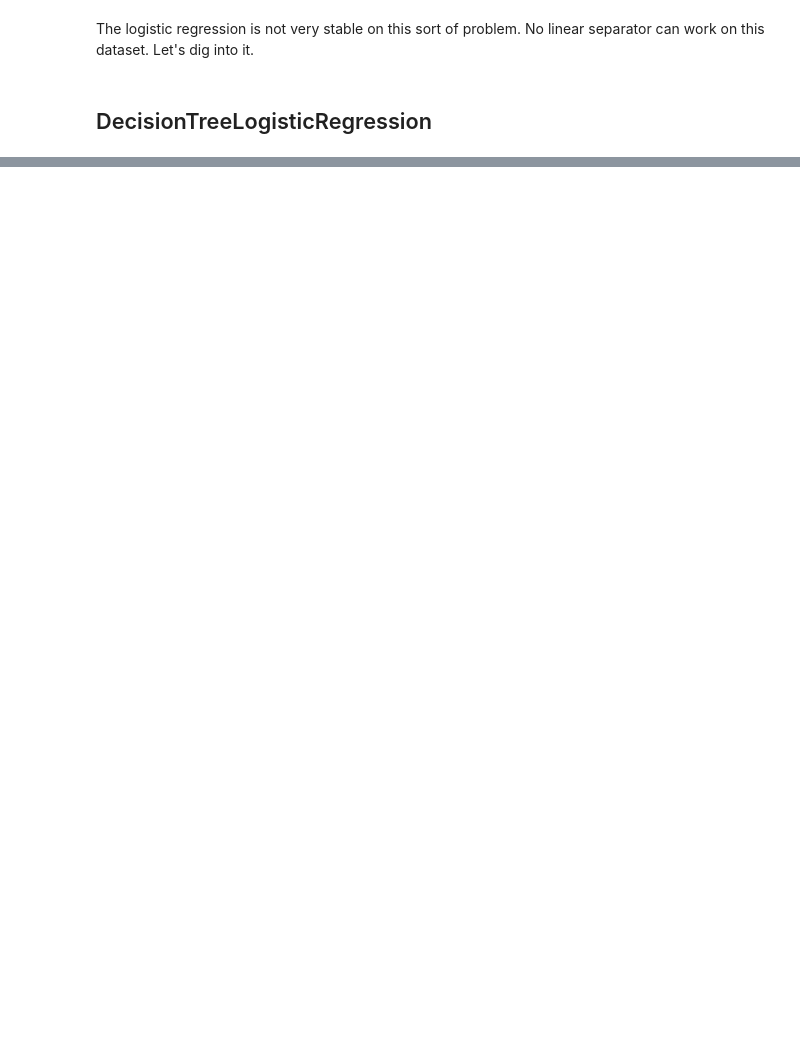
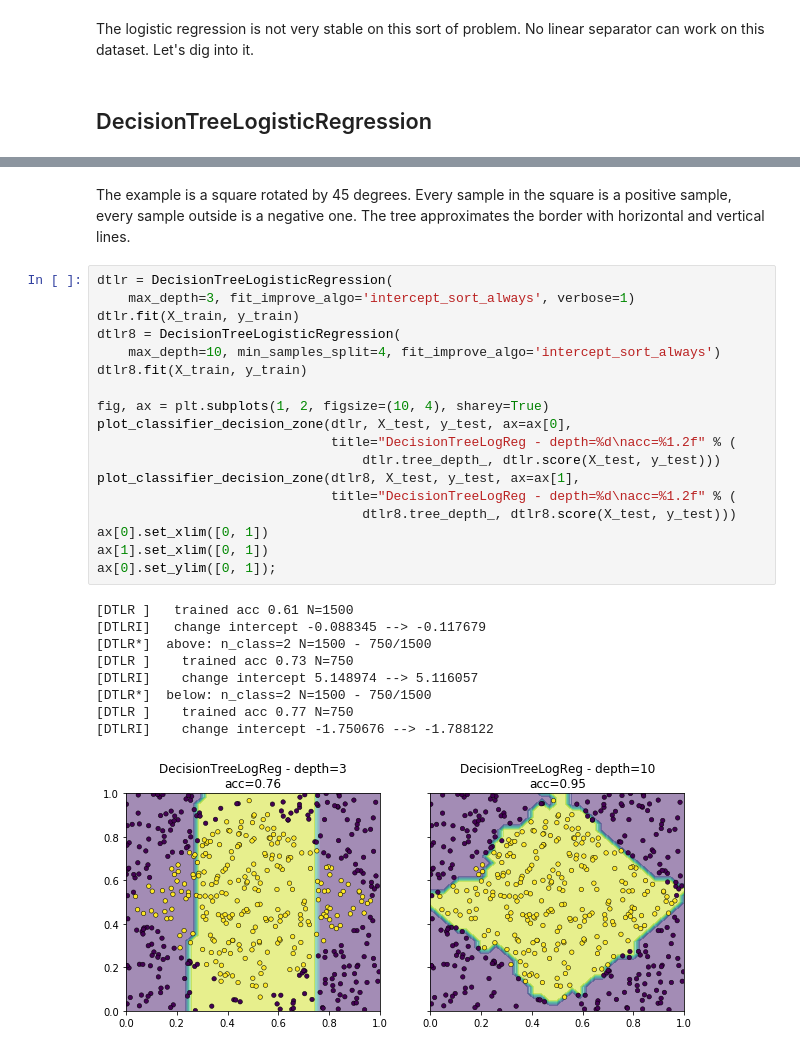
Before and after one commit to sdpython/mlinsights, a Jupyter notebook: _doc/notebooks/sklearn/decision_tree_logreg.ipynb, the cells around one changed output, grey strips where cells are left out. Drawn from its saved outputs; the diff is of its cells as text; blank space fills up the shorter version.

```diff
--- a/_doc/notebooks/sklearn/decision_tree_logreg.ipynb
+++ b/_doc/notebooks/sklearn/decision_tree_logreg.ipynb
@@ -113,0 +146,30 @@ DataFrame(rows)
+# %% [markdown]
+The example is a square rotated by 45 degrees. Every sample in the square is a positive sample, every sample outside is a negative one. The tree approximates the border with horizontal and vertical lines.
+# %%
+dtlr = DecisionTreeLogisticRegression(
+    max_depth=3, fit_improve_algo='intercept_sort_always', verbose=1)
+dtlr.fit(X_train, y_train)
+dtlr8 = DecisionTreeLogisticRegression(
+    max_depth=10, min_samples_split=4, fit_improve_algo='intercept_sort_always')
+dtlr8.fit(X_train, y_train)
+
+fig, ax = plt.subplots(1, 2, figsize=(10, 4), sharey=True)
+plot_classifier_decision_zone(dtlr, X_test, y_test, ax=ax[0],
+                              title="DecisionTreeLogReg - depth=%d\nacc=%1.2f" % (
+                                  dtlr.tree_depth_, dtlr.score(X_test, y_test)))
+plot_classifier_decision_zone(dtlr8, X_test, y_test, ax=ax[1],
+                              title="DecisionTreeLogReg - depth=%d\nacc=%1.2f" % (
+                                  dtlr8.tree_depth_, dtlr8.score(X_test, y_test)))
+ax[0].set_xlim([0, 1])
+ax[1].set_xlim([0, 1])
+ax[0].set_ylim([0, 1]);
+# %% [output]
+[DTLR ]   trained acc 0.61 N=1500
+[DTLRI]   change intercept -0.088345 --> -0.117679
+[DTLR*]  above: n_class=2 N=1500 - 750/1500
+[DTLR ]    trained acc 0.73 N=750
+[DTLRI]    change intercept 5.148974 --> 5.116057
+[DTLR*]  below: n_class=2 N=1500 - 750/1500
+[DTLR ]    trained acc 0.77 N=750
+[DTLRI]    change intercept -1.750676 --> -1.788122
+[figure, added]
```
Also changed, not shown: parts of 5 cells of this notebook, 1 other file.
